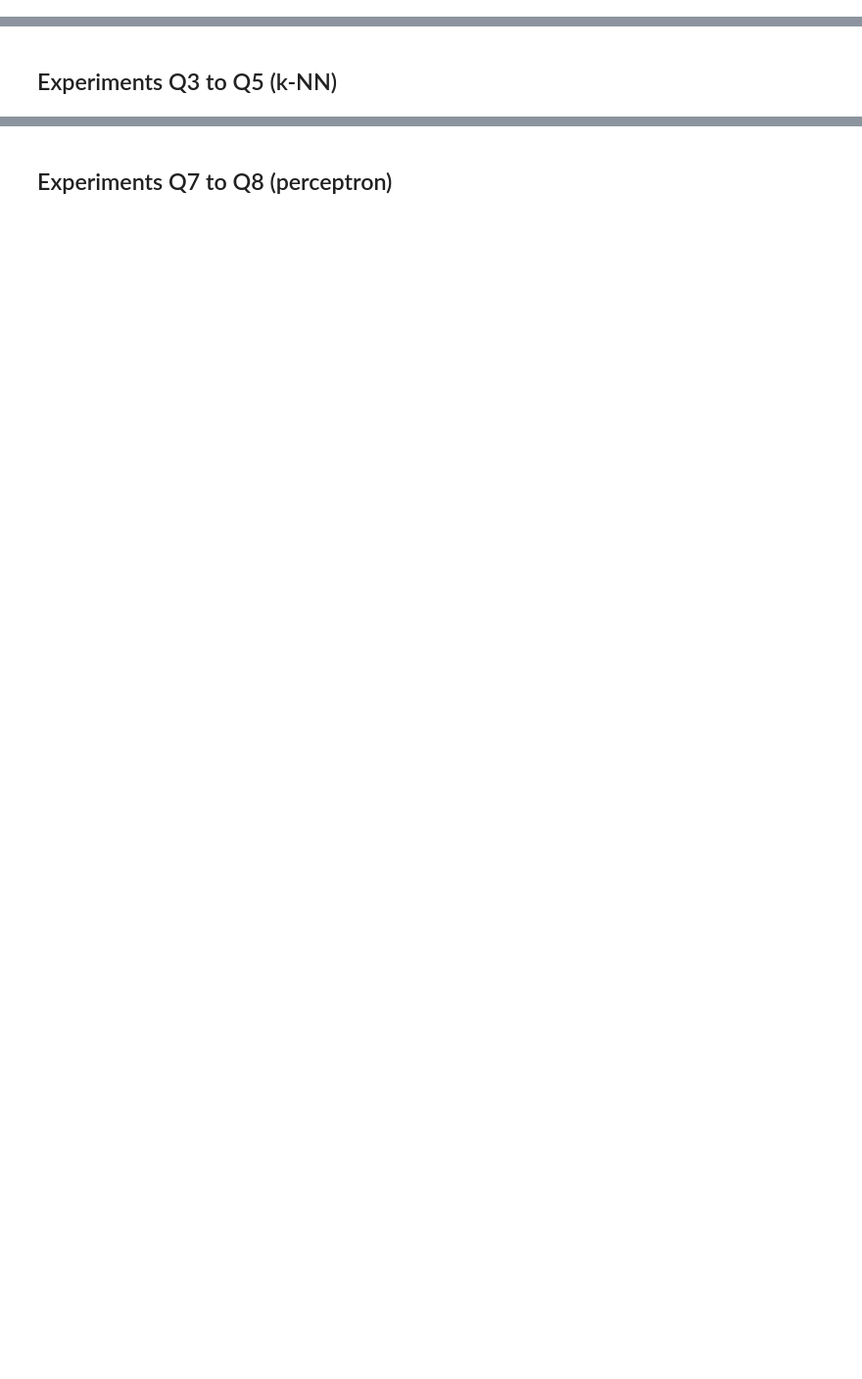
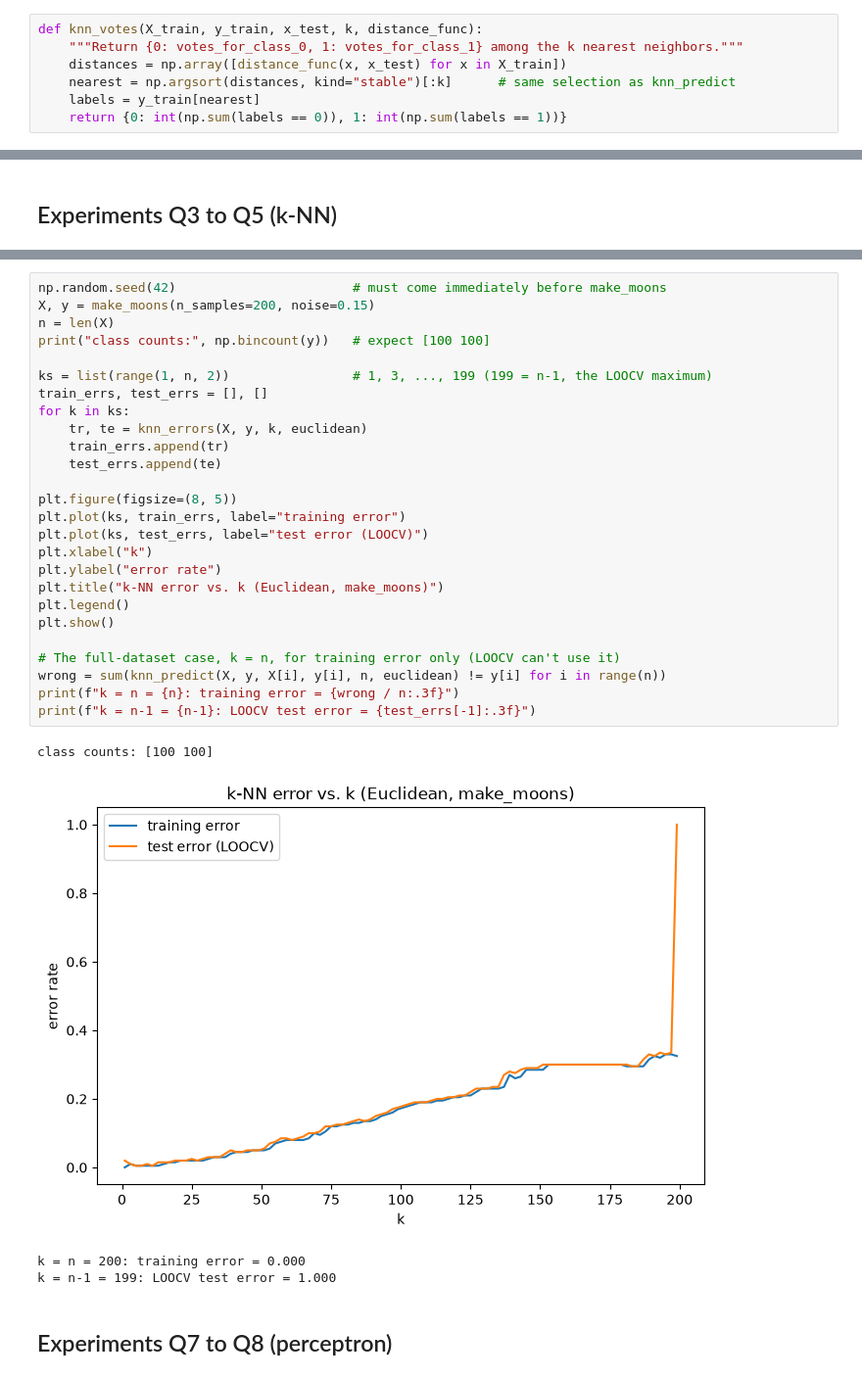
Before and after one commit to JonathanSchwenk/cs6220_HW3, a Jupyter notebook: homework_3.ipynb, the cells around one changed output, grey strips where cells are left out. Shown at 98% size. Drawn from its saved outputs; the diff is of its cells as text; blank space fills up the shorter version.

```diff
--- a/homework_3.ipynb
+++ b/homework_3.ipynb
@@ -5,2 +219,9 @@
+# %%
+def knn_votes(X_train, y_train, x_test, k, distance_func):
+    """Return {0: votes_for_class_0, 1: votes_for_class_1} among the k nearest neighbors."""
+    distances = np.array([distance_func(x, x_test) for x in X_train])
+    nearest = np.argsort(distances, kind="stable")[:k]      # same selection as knn_predict
+    labels = y_train[nearest]
+    return {0: int(np.sum(labels == 0)), 1: int(np.sum(labels == 1))}
 # %% [markdown]
 ## Part 2: Perceptron and neuron
@@ -9,2 +501,33 @@
+# %%
+np.random.seed(42)                       # must come immediately before make_moons
+X, y = make_moons(n_samples=200, noise=0.15)
+n = len(X)
+print("class counts:", np.bincount(y))   # expect [100 100]
+
+ks = list(range(1, n, 2))                # 1, 3, ..., 199 (199 = n-1, the LOOCV maximum)
+train_errs, test_errs = [], []
+for k in ks:
+    tr, te = knn_errors(X, y, k, euclidean)
+    train_errs.append(tr)
+    test_errs.append(te)
+
+plt.figure(figsize=(8, 5))
+plt.plot(ks, train_errs, label="training error")
+plt.plot(ks, test_errs, label="test error (LOOCV)")
+plt.xlabel("k")
+plt.ylabel("error rate")
+plt.title("k-NN error vs. k (Euclidean, make_moons)")
+plt.legend()
+plt.show()
+
+# The full-dataset case, k = n, for training error only (LOOCV can't use it)
+wrong = sum(knn_predict(X, y, X[i], y[i], n, euclidean) != y[i] for i in range(n))
+print(f"k = n = {n}: training error = {wrong / n:.3f}")
+print(f"k = n-1 = {n-1}: LOOCV test error = {test_errs[-1]:.3f}")
+# %% [output]
+class counts: [100 100]
+[figure, added]
+k = n = 200: training error = 0.000
+k = n-1 = 199: LOOCV test error = 1.000
 # %% [markdown]
 ## Experiments Q7 to Q8 (perceptron)
```
Also changed, not shown: parts of 28 cells of this notebook, 2 other files.
